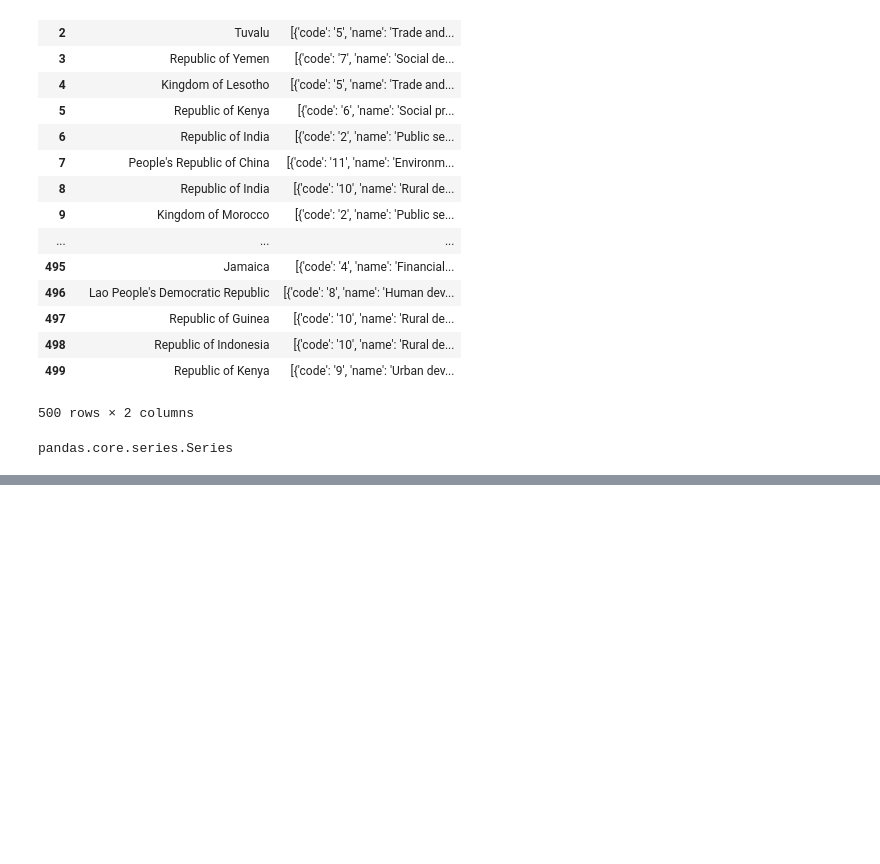
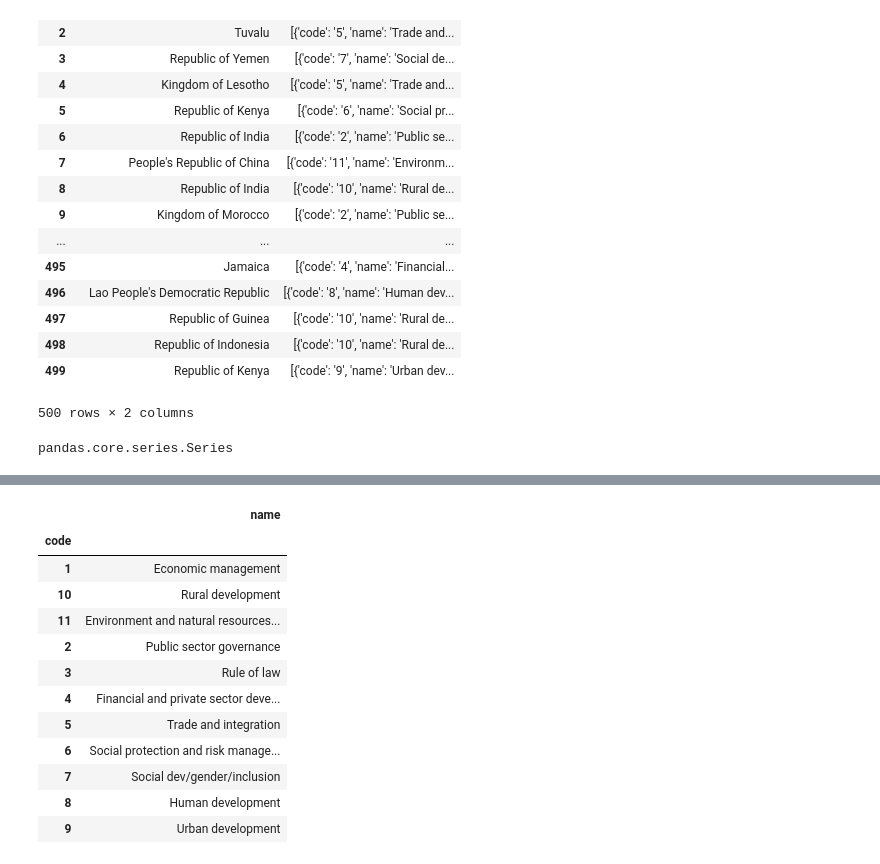
Before and after one commit to BrandonGHoran/springboard, a Jupyter notebook: projects/5_4_3-JSON-mini-project/Mini_Project_Wrangling_Json_Exercise.ipynb, the cells around one changed output, grey strips where cells are left out. Drawn from its saved outputs; the diff is of its cells as text; code cells hidden in the pictures; blank space fills up the shorter version.

```diff
--- a/projects/5_4_3-JSON-mini-project/Mini_Project_Wrangling_Json_Exercise.ipynb
+++ b/projects/5_4_3-JSON-mini-project/Mini_Project_Wrangling_Json_Exercise.ipynb
@@ -227,0 +263,19 @@ json.dumps(myseries[0])
+# %%
+#df2.dropna(subset=['name'])
+import numpy as np
+df2.loc[df2['name'] != ''].groupby('code').nunique()
+#so since the mapping from code to name is 1:1, I can simply replace the missing values with the ones present in the df
+# %% [output]
+|  | name |
+| code |  |
+| 1 | Economic management |
+| 10 | Rural development |
+| 11 | Environment and natural resources... |
+| 2 | Public sector governance |
+| 3 | Rule of law |
+| 4 | Financial and private sector deve... |
+| 5 | Trade and integration |
+| 6 | Social protection and risk manage... |
+| 7 | Social dev/gender/inclusion |
+| 8 | Human development |
+| 9 | Urban development |
```
Also changed, not shown: parts of 16 cells of this notebook.
